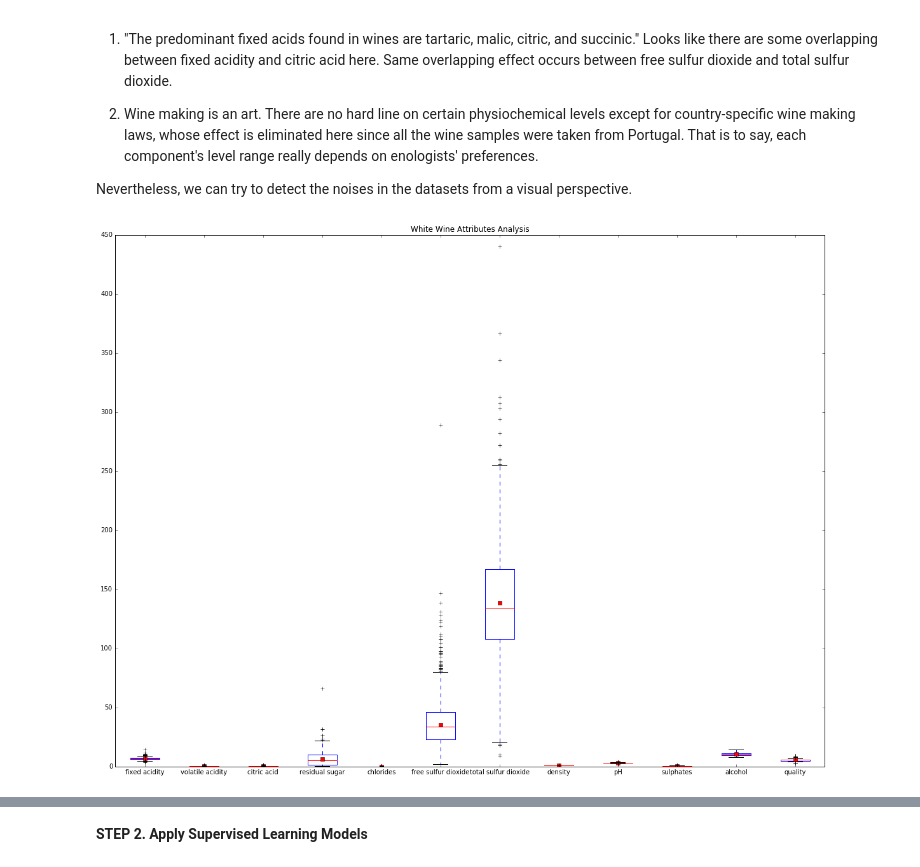
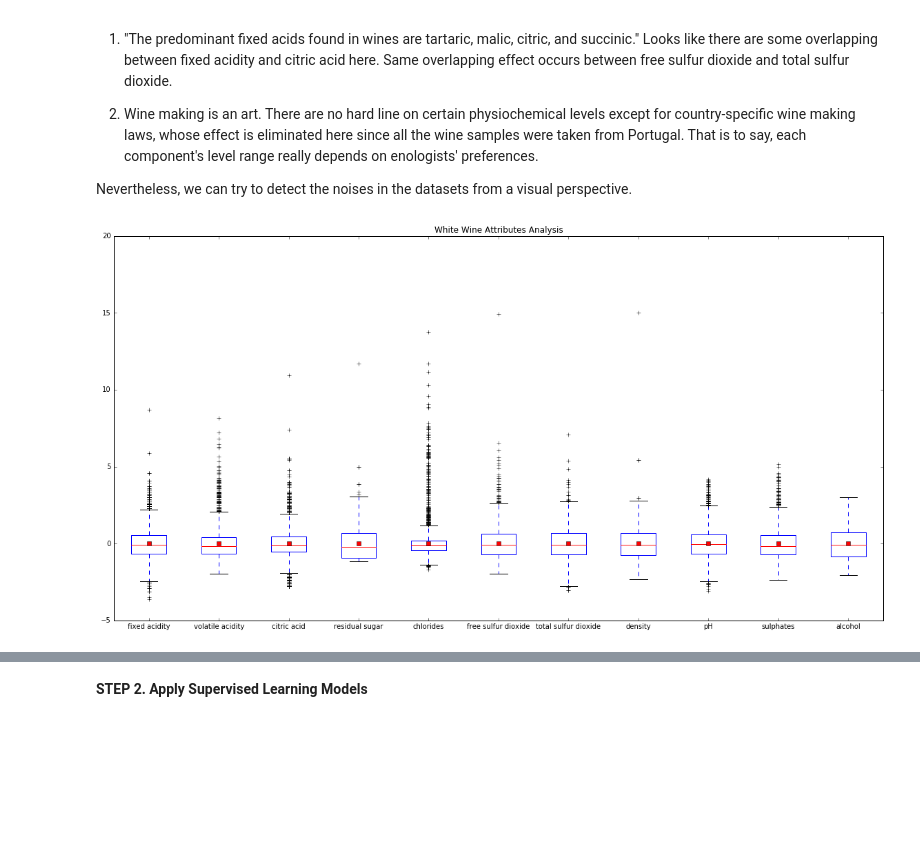
Before and after one commit to wxlu718/final_project, a Jupyter notebook: Project.questions.and.cleaned.dataset_Wine.Quality.Dataset.ipynb, the cells around one changed output, grey strips where cells are left out. Drawn from its saved outputs; the diff is of its cells as text; code cells hidden in the pictures; blank space fills up the shorter version.

```diff
--- a/Project.questions.and.cleaned.dataset_Wine.Quality.Dataset.ipynb
+++ b/Project.questions.and.cleaned.dataset_Wine.Quality.Dataset.ipynb
@@ -266,12 +266,33 @@ However I find these range levels are still vague in terms of determining outlie
 
 
 Nevertheless, we can try to detect the noises in the datasets from a visual perspective.
+# %%
+#The features are on different measuring scales, e.g. g/L, mg/L. It needs to be scaled first.
+
+from sklearn.preprocessing import StandardScaler
+
+red_q = data_red['quality']
+red_X = data_red.drop('quality', axis=1)
+
+white_q = data_white['quality']
+white_X = data_white.drop('quality', axis=1)
+
+stdsc = StandardScaler()
+
+red_X_std = stdsc.fit_transform(red_X)
+white_X_std = stdsc.fit_transform(white_X)
+
+red_q_std = stdsc.fit_transform(red_X)
+white_q_std = stdsc.fit_transform(white_X)
+# %%
+white_X_std = pd.DataFrame(white_X_std,columns = white_X.columns)
+red_X_std = pd.DataFrame(red_X_std,columns = red_X.columns)
 # %%
-data_white.plot(kind='box',showmeans=True,figsize=(20,15));
+a= white_X_std.plot(kind='box',showmeans=True,figsize=(20,10));
 
 plt.title('White Wine Attributes Analysis')
 
 plt.show()
 # %% [output]
-[figure, old version]
+[figure, new version]
 # %%
```
Also changed, not shown: parts of 7 cells of this notebook.
